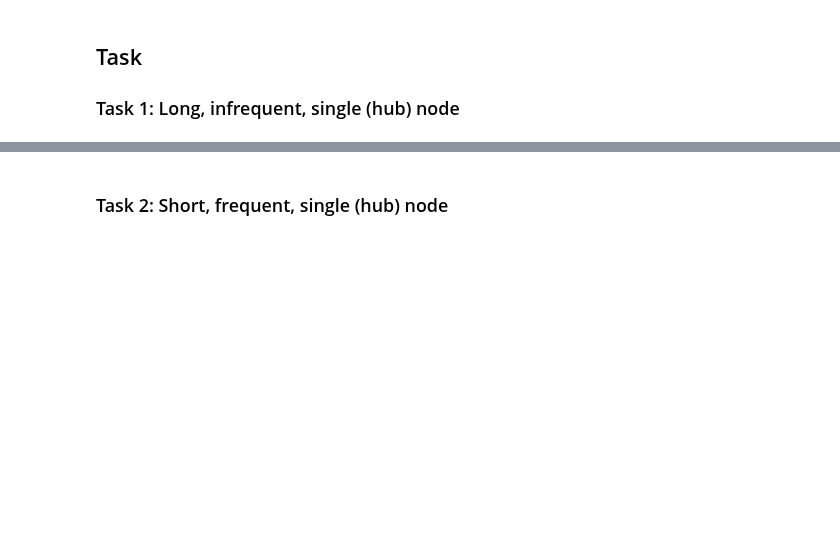
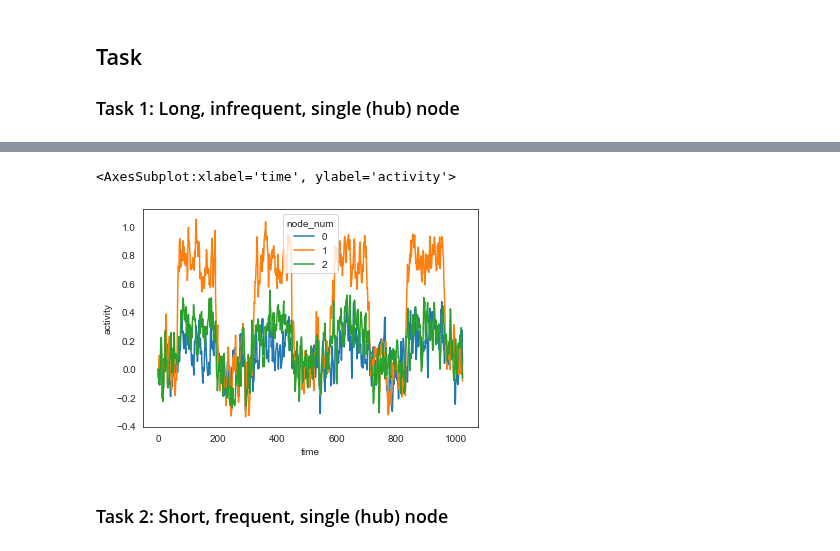
Before and after one commit to zenkavi/NeuralMassModels, a Jupyter notebook: notebooks/simulations/NB0_True_vs_functional_connectivity.ipynb, the cells around one changed output, grey strips where cells are left out. Saved outputs shown, nothing was run; the diff lists cells and outputs as text; code cells hidden in the pictures; blank space fills up the shorter version.

```diff
--- a/notebooks/simulations/NB0_True_vs_functional_connectivity.ipynb
+++ b/notebooks/simulations/NB0_True_vs_functional_connectivity.ipynb
@@ -78,3 +86,18 @@ sns.lineplot(data=rest_data_df, x="time", y="activity", hue="node_num")
+# %%
+sim_args.update({'I':stimtimes,
+                'noise': 1,
+                'noise_scale': .2})
+task1_data, _ = networkModel(sim_args['W'], args_dict=sim_args)
+# %%
+task1_data_df = pd.DataFrame(task1_data)
+task1_data_df['node_num'] = task1_data_df.index
+task1_data_df = task1_data_df.melt(id_vars = ['node_num'])
+task1_data_df['node_num'] = task1_data_df["node_num"].astype('category')
+task1_data_df = task1_data_df.rename(columns={"variable": "time", "value": "activity"})
+sns.lineplot(data=task1_data_df, x="time", y="activity", hue="node_num")
+# %% [output]
+<AxesSubplot:xlabel='time', ylabel='activity'>
+[figure, added]
 # %% [markdown]
 ### Task 2: Short, frequent, single (hub) node
 # %% [markdown]
```
Also changed, not shown: parts of 3 cells of this notebook, 2 other files.
